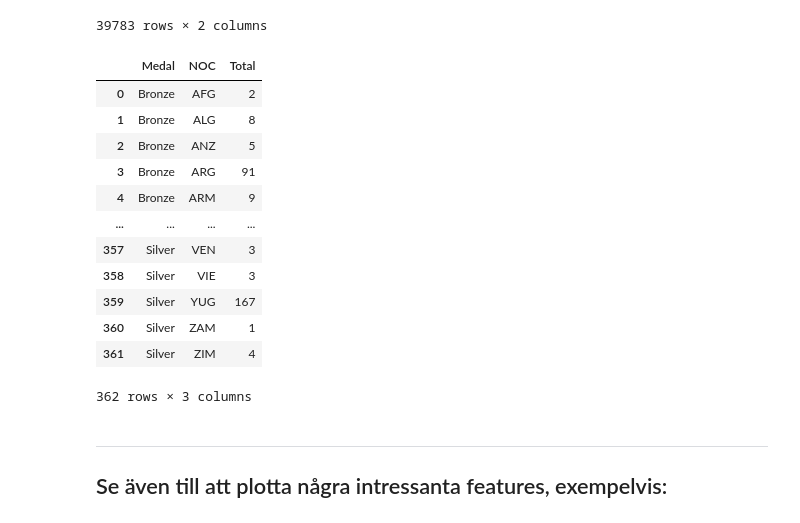
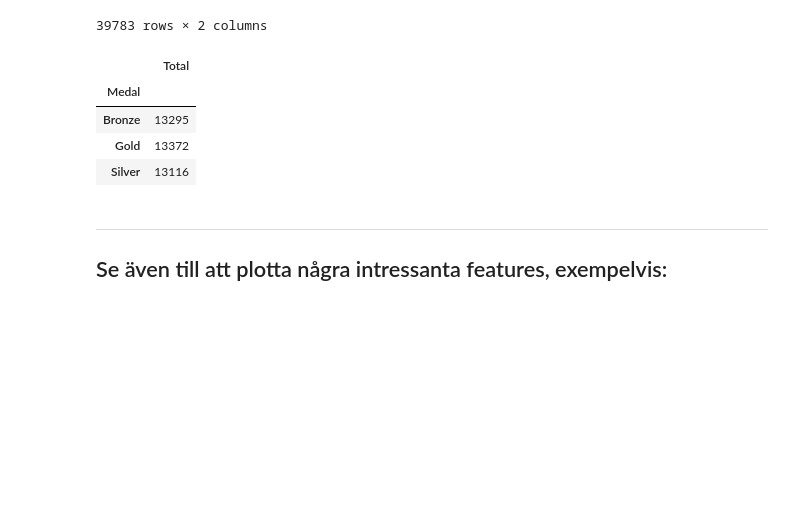
Before and after one commit to SCGlass/Databehandling_project_OS, a Jupyter notebook: Sam/Data_exploration_Sam.ipynb, the cells around one changed output. Drawn from its saved outputs; the diff is of its cells as text; code cells hidden in the pictures; blank space fills up the shorter version.

```diff
--- a/Sam/Data_exploration_Sam.ipynb
+++ b/Sam/Data_exploration_Sam.ipynb
@@ -230,21 +230,14 @@ df_medals
 | 271103 | RUS | Silver |
 39783 rows × 2 columns
 # %%
-df_medals.groupby(["Medal","NOC"]).value_counts().reset_index(name="Total")
+df_medals = df_medals.groupby(["Medal","NOC"]).value_counts().reset_index(name="Total")
+df_medals
 # %% [output]
-|  | Medal | NOC | Total |
-| 0 | Bronze | AFG | 2 |
-| 1 | Bronze | ALG | 8 |
-| 2 | Bronze | ANZ | 5 |
-| 3 | Bronze | ARG | 91 |
-| 4 | Bronze | ARM | 9 |
-| ... | ... | ... | ... |
-| 357 | Silver | VEN | 3 |
-| 358 | Silver | VIE | 3 |
-| 359 | Silver | YUG | 167 |
-| 360 | Silver | ZAM | 1 |
-| 361 | Silver | ZIM | 4 |
+|  | Total |
+| Medal |  |
+| Bronze | 13295 |
+| Gold | 13372 |
+| Silver | 13116 |
-362 rows × 3 columns
 # %% [markdown]
 ----
 ## Se även till att plotta några intressanta features, exempelvis:
```
Also changed, not shown: parts of 1 cell of this notebook, 1 other file.
